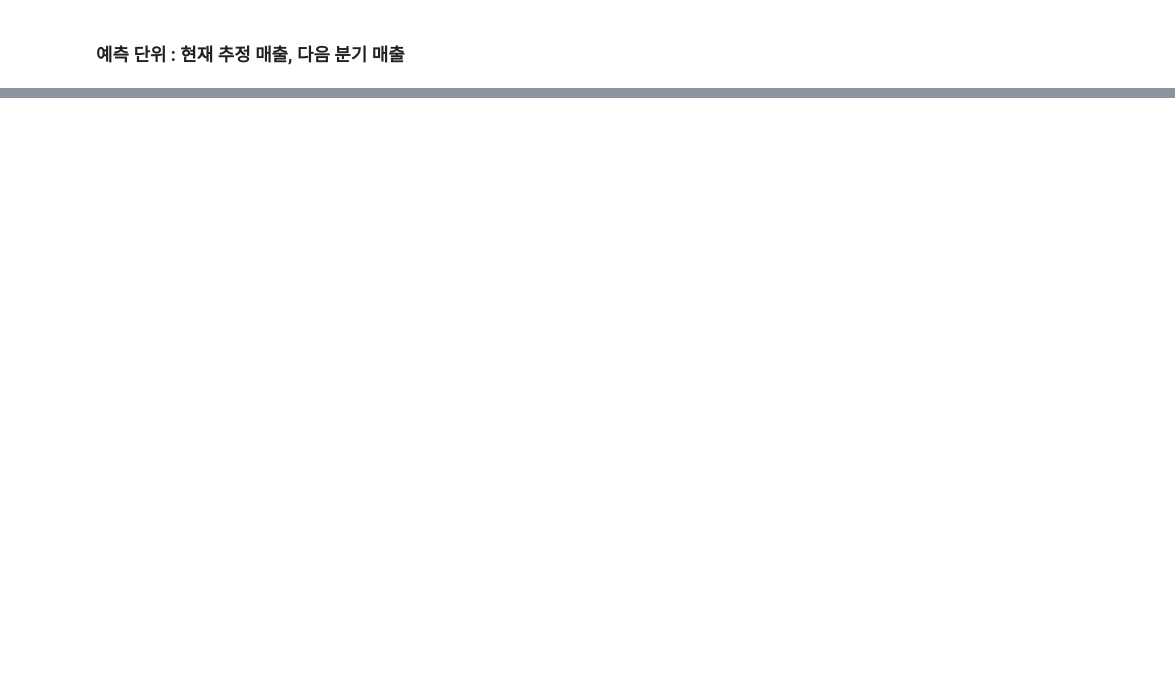
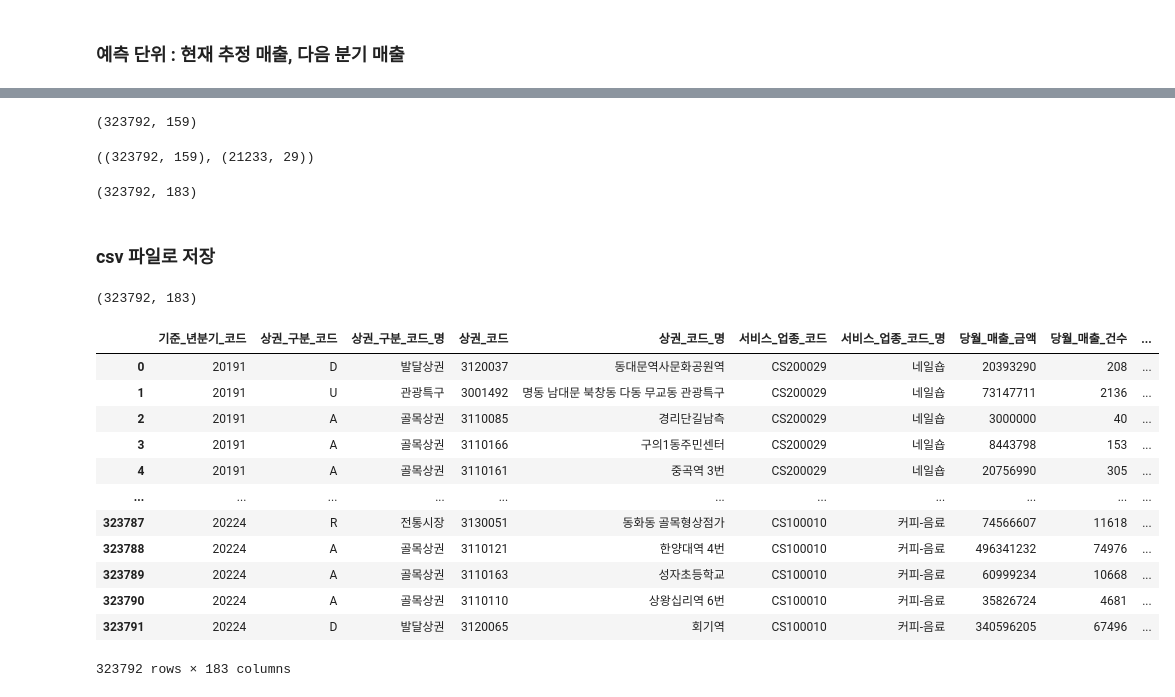
Before and after one commit to KT-AIvle-4th-Big-Project-Team2/SAI, a Jupyter notebook: Modeling/data cleansing_상권.ipynb, the cells around one changed output, grey strips where cells are left out. Cells and saved outputs as stored; diff of their text form; code cells hidden in the pictures; blank space fills up the shorter version.

```diff
--- a/Modeling/data cleansing_상권.ipynb
+++ b/Modeling/data cleansing_상권.ipynb
@@ -29,0 +264,3 @@ sales2019
+# %%
+temp = temp.merge(money, how='left', on=['기준_년분기_코드', '상권_구분_코드', '상권_구분_코드_명', '상권_코드', '상권_코드_명'])
+temp.shape
@@ -29,0 +275,5 @@ sales2019
+# %%
+temp = temp.merge(de_facto_population, how='left', on=['기준_년분기_코드', '상권_구분_코드', '상권_구분_코드_명', '상권_코드', '상권_코드_명'])
+temp.shape
+# %% [output]
+(323792, 159)
@@ -29,0 +282,33 @@ sales2019
+# %%
+temp.shape, de_jure_population.shape
+# %% [output]
+((323792, 159), (21233, 29))
+# %%
+temp = temp.merge(de_jure_population, how='left', on=['기준_년분기_코드', '상권_구분_코드', '상권_구분_코드_명', '상권_코드', '상권_코드_명'])
+temp.shape
+# %% [output]
+(323792, 183)
+# %% [markdown]
+### csv 파일로 저장
+# %%
+market_data = temp.copy()
+# %%
+market_data.shape
+# %% [output]
+(323792, 183)
+# %%
+market_data
+# %% [output]
+|  | 기준_년분기_코드 | 상권_구분_코드 | 상권_구분_코드_명 | 상권_코드 | 상권_코드_명 | 서비스_업종_코드 | 서비스_업종_코드_명 | 당월_매출_금액 | 당월_매출_건수 | ... |
+| 0 | 20191 | D | 발달상권 | 3120037 | 동대문역사문화공원역 | CS200029 | 네일숍 | 20393290 | 208 | ... |
+| 1 | 20191 | U | 관광특구 | 3001492 | 명동 남대문 북창동 다동 무교동 관광특구 | CS200029 | 네일숍 | 73147711 | 2136 | ... |
+| 2 | 20191 | A | 골목상권 | 3110085 | 경리단길남측 | CS200029 | 네일숍 | 3000000 | 40 | ... |
+| 3 | 20191 | A | 골목상권 | 3110166 | 구의1동주민센터 | CS200029 | 네일숍 | 8443798 | 153 | ... |
+| 4 | 20191 | A | 골목상권 | 3110161 | 중곡역 3번 | CS200029 | 네일숍 | 20756990 | 305 | ... |
+| ... | ... | ... | ... | ... | ... | ... | ... | ... | ... | ... |
+| 323787 | 20224 | R | 전통시장 | 3130051 | 동화동 골목형상점가 | CS100010 | 커피-음료 | 74566607 | 11618 | ... |
+| 323788 | 20224 | A | 골목상권 | 3110121 | 한양대역 4번 | CS100010 | 커피-음료 | 496341232 | 74976 | ... |
+| 323789 | 20224 | A | 골목상권 | 3110163 | 성자초등학교 | CS100010 | 커피-음료 | 60999234 | 10668 | ... |
+| 323790 | 20224 | A | 골목상권 | 3110110 | 상왕십리역 6번 | CS100010 | 커피-음료 | 35826724 | 4681 | ... |
+| 323791 | 20224 | D | 발달상권 | 3120065 | 회기역 | CS100010 | 커피-음료 | 340596205 | 67496 | ... |
+323792 rows × 183 columns
```
Also changed, not shown: parts of 77 cells of this notebook, 1 other file.
